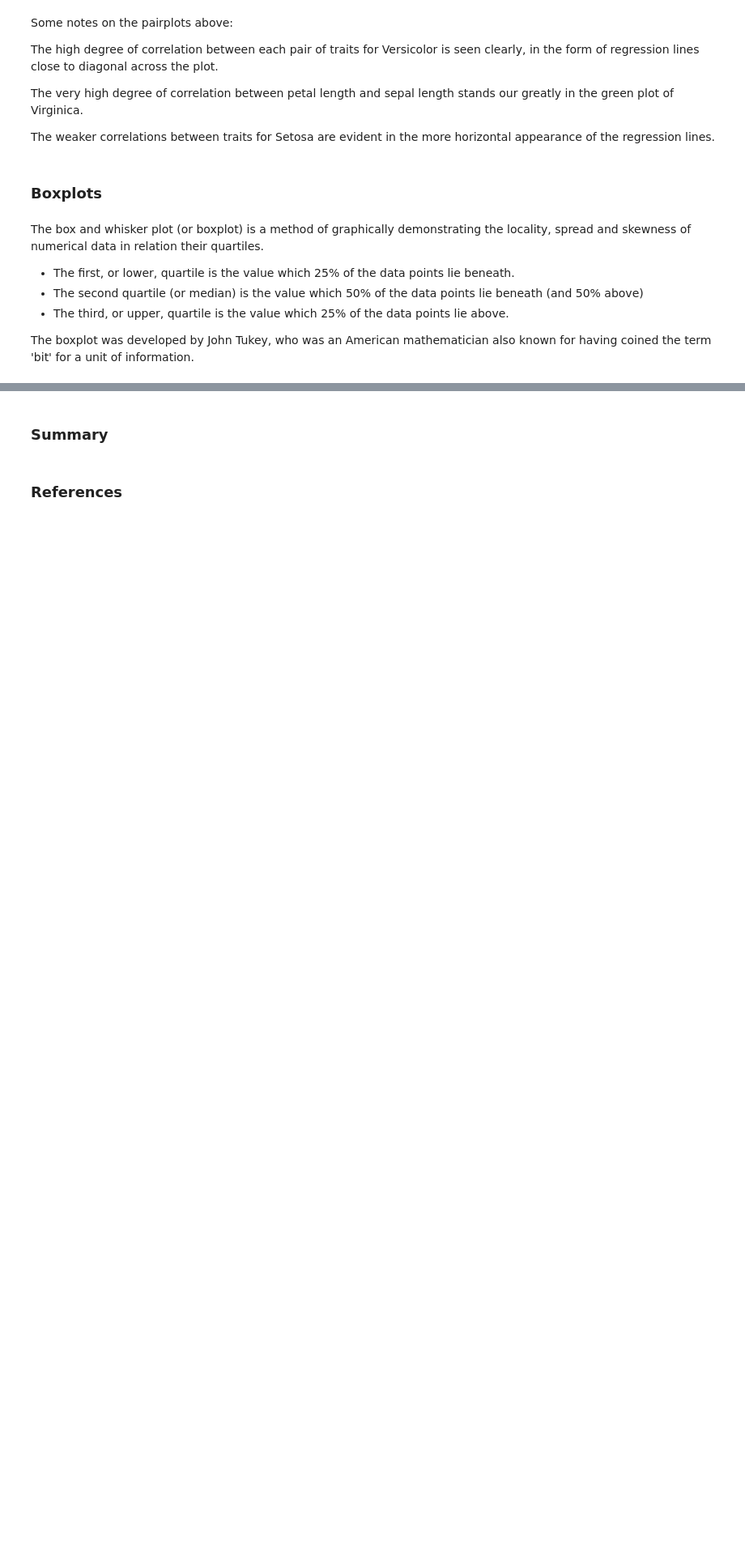
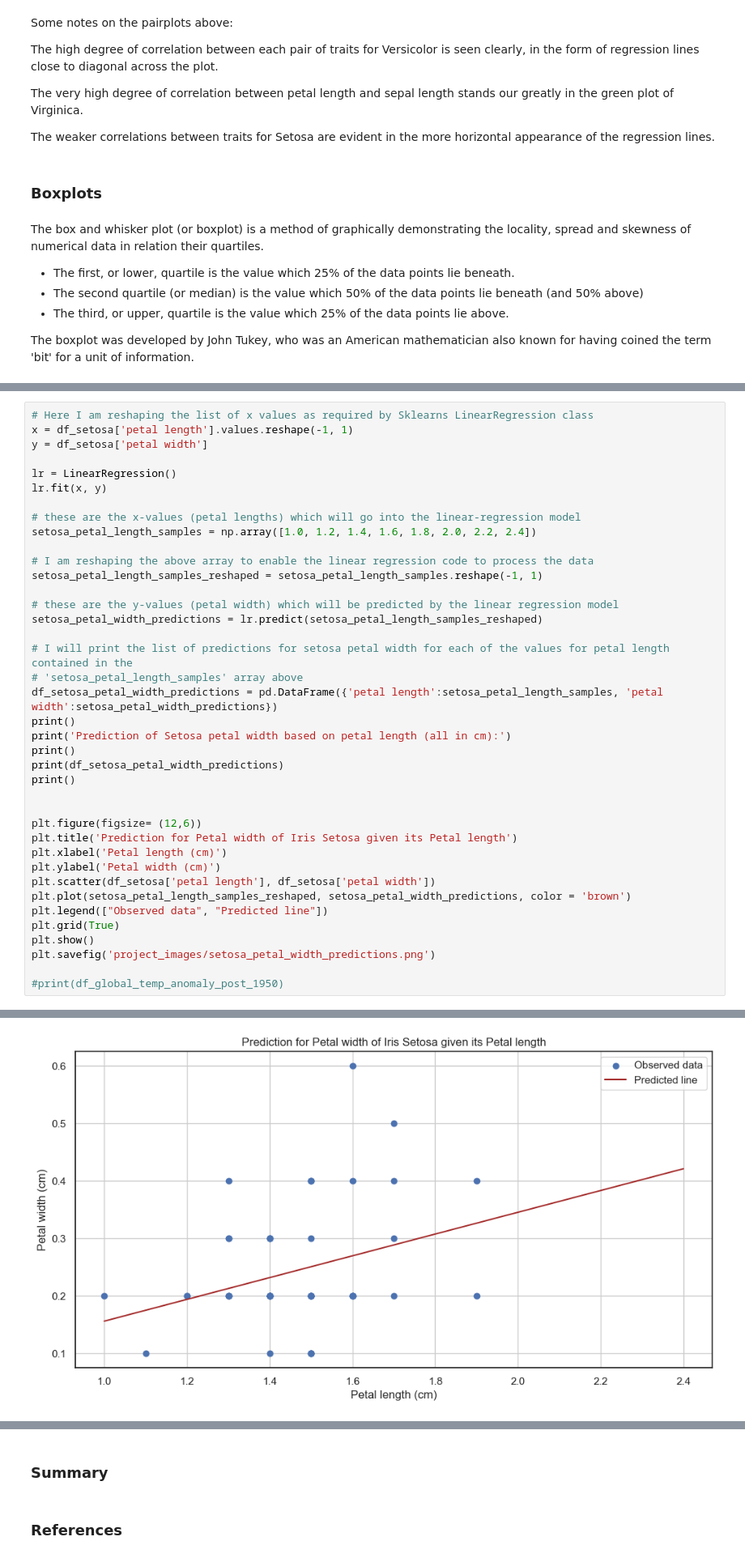
Before and after one commit to jmce22/fund_data, a Jupyter notebook: project.ipynb, the cells around one changed output, grey strips where cells are left out. Shown at 81% size. Drawn from its saved outputs; the diff is of its cells as text; blank space fills up the shorter version.

Commit message:
added code for predictions of species traits based on linear regression

```diff
--- a/project.ipynb
+++ b/project.ipynb
@@ -742,0 +750,40 @@ plt.savefig('project_images/Boxplot_sl')
+# %%
+# Here I am reshaping the list of x values as required by Sklearns LinearRegression class
+x = df_setosa['petal length'].values.reshape(-1, 1)
+y = df_setosa['petal width']
+
+lr = LinearRegression()
+lr.fit(x, y)
+
+# these are the x-values (petal lengths) which will go into the linear-regression model
+setosa_petal_length_samples = np.array([1.0, 1.2, 1.4, 1.6, 1.8, 2.0, 2.2, 2.4])
+
+# I am reshaping the above array to enable the linear regression code to process the data
+setosa_petal_length_samples_reshaped = setosa_petal_length_samples.reshape(-1, 1)
+
+# these are the y-values (petal width) which will be predicted by the linear regression model
+setosa_petal_width_predictions = lr.predict(setosa_petal_length_samples_reshaped)
+
+# I will print the list of predictions for setosa petal width for each of the values for petal length contained in the
+# 'setosa_petal_length_samples' array above
+df_setosa_petal_width_predictions = pd.DataFrame({'petal length':setosa_petal_length_samples, 'petal width':setosa_petal_width_predictions})
+print()
+print('Prediction of Setosa petal width based on petal length (all in cm):')
+print()
+print(df_setosa_petal_width_predictions)
+print()
+
+
+plt.figure(figsize= (12,6))
+plt.title('Prediction for Petal width of Iris Setosa given its Petal length')
+plt.xlabel('Petal length (cm)')
+plt.ylabel('Petal width (cm)')
+plt.scatter(df_setosa['petal length'], df_setosa['petal width'])
+plt.plot(setosa_petal_length_samples_reshaped, setosa_petal_width_predictions, color = 'brown')
+plt.legend(["Observed data", "Predicted line"])
+plt.grid(True)
+plt.show()
+plt.savefig('project_images/setosa_petal_width_predictions.png')
+
+#print(df_global_temp_anomaly_post_1950)
+# %% [output]
@@ -742,0 +801 @@ plt.savefig('project_images/Boxplot_sl')
+[figure, added]
```
Also changed, not shown: parts of 7 cells of this notebook, 5 other files.
